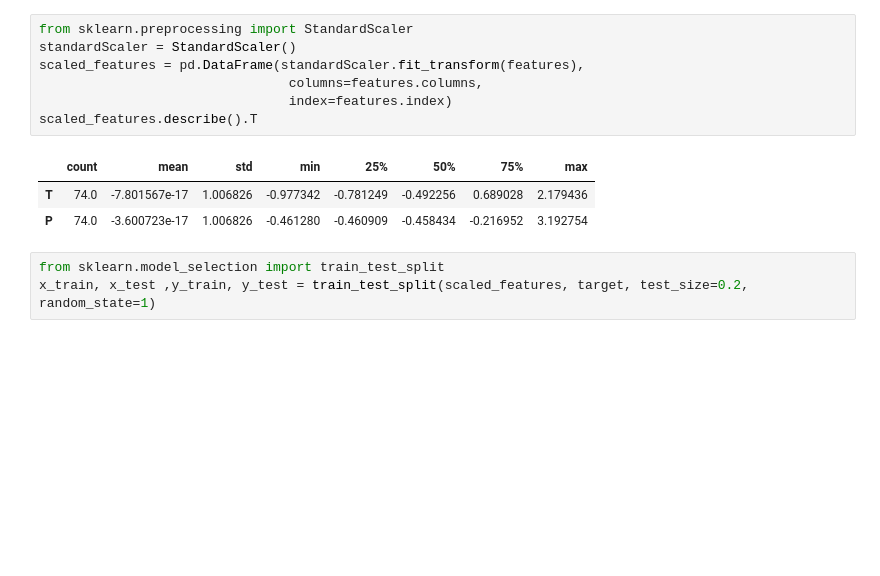
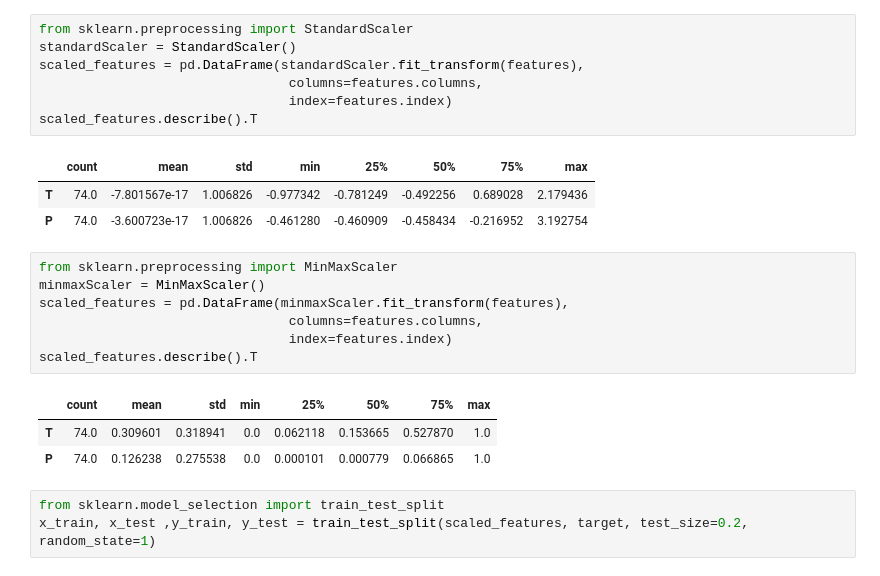
Before and after one commit to LuisGSVasconcelos/Introducao_RN, a Jupyter notebook: MLP_regressão.ipynb, the cells around one changed output. Cells and saved outputs as stored; diff of their text form; blank space fills up the shorter version.

```diff
--- a/MLP_regressão.ipynb
+++ b/MLP_regressão.ipynb
@@ -266,6 +266,17 @@ scaled_features.describe().T
 |  | count | mean | std | min | 25% | 50% | 75% | max |
 | T | 74.0 | -7.801567e-17 | 1.006826 | -0.977342 | -0.781249 | -0.492256 | 0.689028 | 2.179436 |
 | P | 74.0 | -3.600723e-17 | 1.006826 | -0.461280 | -0.460909 | -0.458434 | -0.216952 | 3.192754 |
+# %%
+from sklearn.preprocessing import MinMaxScaler
+minmaxScaler = MinMaxScaler()
+scaled_features = pd.DataFrame(minmaxScaler.fit_transform(features),
+                                columns=features.columns,
+                                index=features.index)
+scaled_features.describe().T
+# %% [output]
+|  | count | mean | std | min | 25% | 50% | 75% | max |
+| T | 74.0 | 0.309601 | 0.318941 | 0.0 | 0.062118 | 0.153665 | 0.527870 | 1.0 |
+| P | 74.0 | 0.126238 | 0.275538 | 0.0 | 0.000101 | 0.000779 | 0.066865 | 1.0 |
 # %%
 from sklearn.model_selection import train_test_split
 x_train, x_test ,y_train, y_test = train_test_split(scaled_features, target, test_size=0.2, random_state=1)
```
Also changed, not shown: parts of 7 cells of this notebook, 2 other files.
